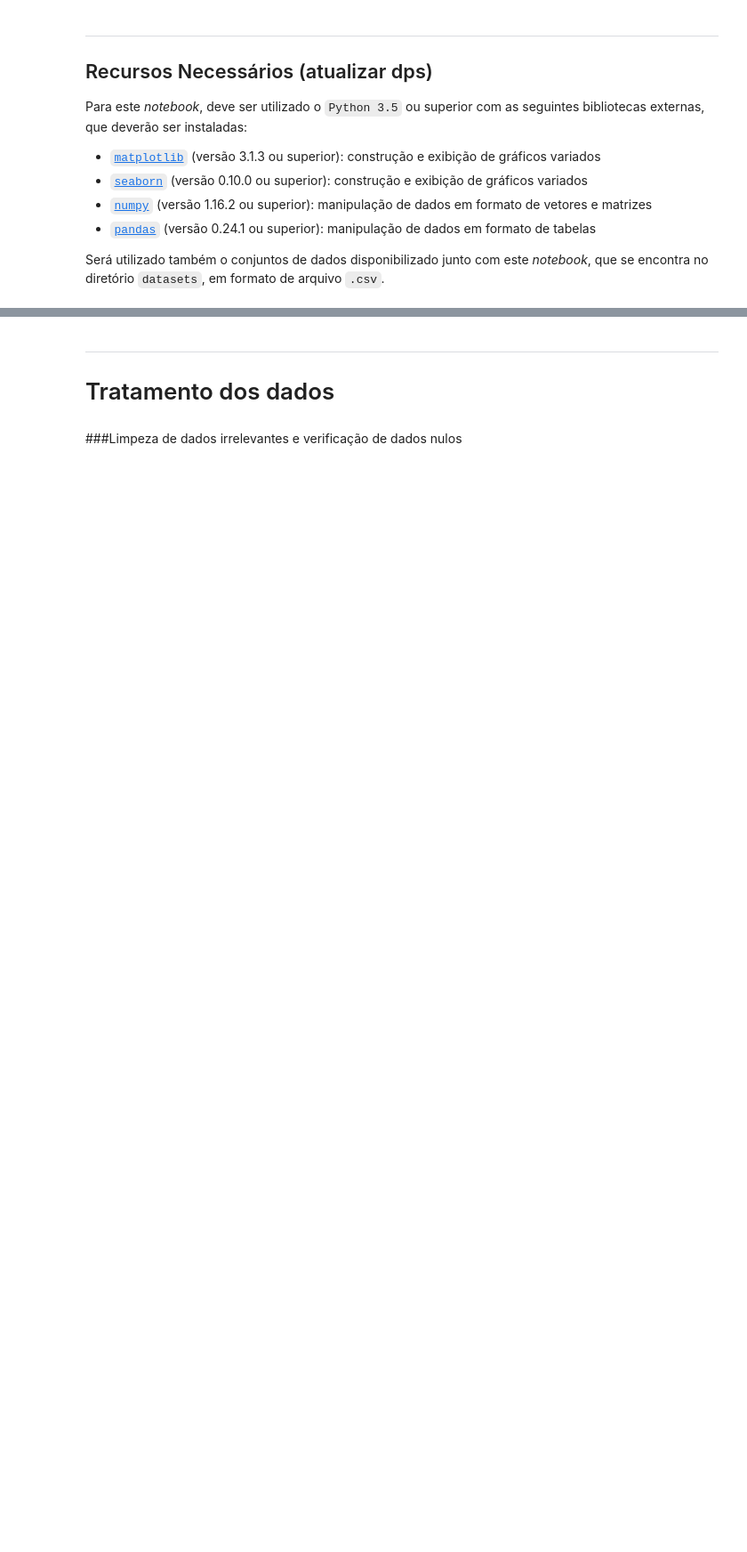
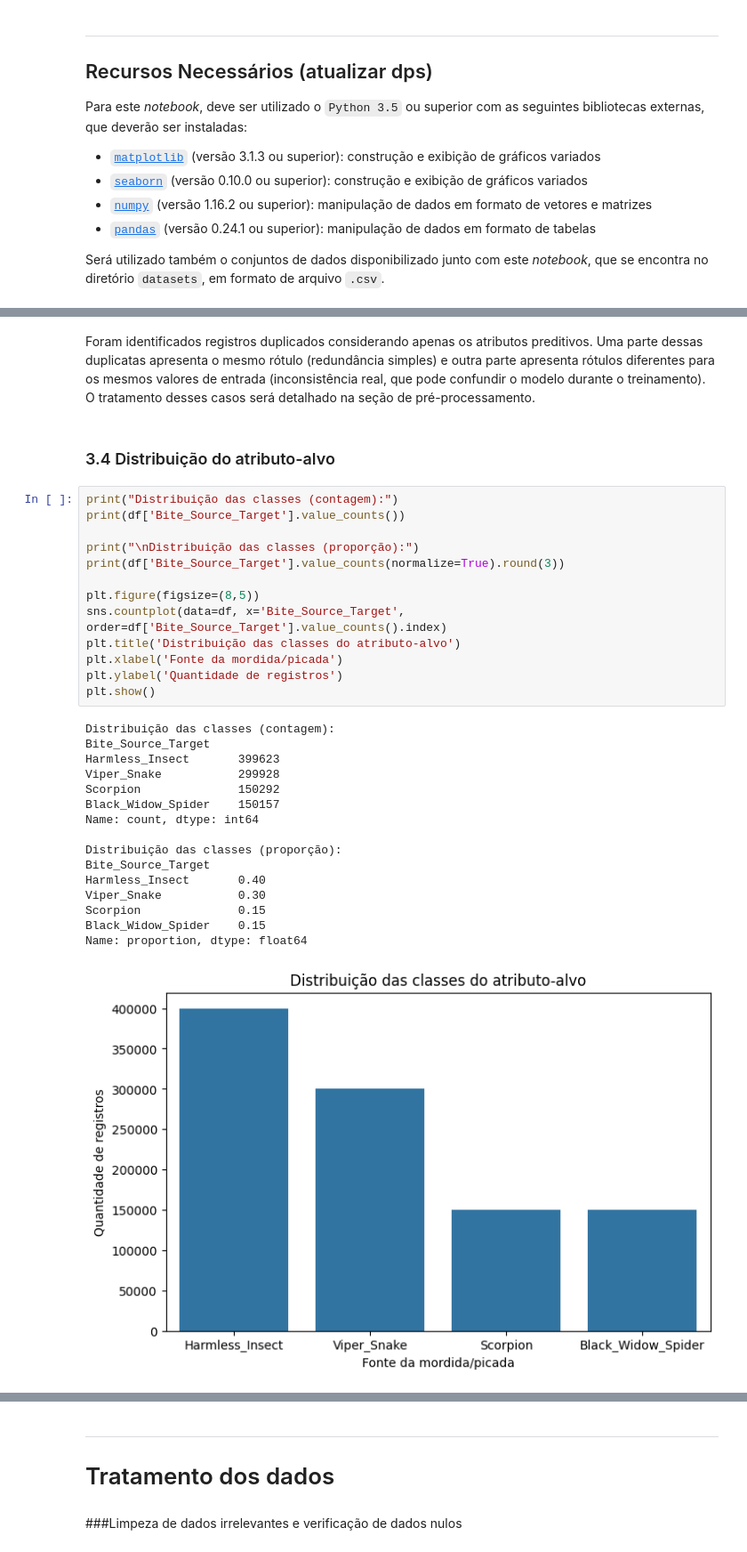
Before and after one commit to imnicolle/triage-venomous-bites, a Jupyter notebook: ProjetoFundamentosDeIA.ipynb, the cells around one changed output, grey strips where cells are left out. Shown at 89% size. Cells and saved outputs as stored; diff of their text form; blank space fills up the shorter version.

```diff
--- a/ProjetoFundamentosDeIA.ipynb
+++ b/ProjetoFundamentosDeIA.ipynb
@@ -99,0 +184,34 @@ Parquet encontrado, dataset carregado de: dataset/silent_sting_triage_data.parqu
+# %% [markdown]
+Foram identificados registros duplicados considerando apenas os atributos preditivos. Uma parte dessas duplicatas apresenta o mesmo rótulo (redundância simples) e outra parte apresenta rótulos diferentes para os mesmos valores de entrada (inconsistência real, que pode confundir o modelo durante o treinamento). O tratamento desses casos será detalhado na seção de pré-processamento.
+# %% [markdown]
+### 3.4 Distribuição do atributo-alvo
+# %%
+print("Distribuição das classes (contagem):")
+print(df['Bite_Source_Target'].value_counts())
+
+print("\nDistribuição das classes (proporção):")
+print(df['Bite_Source_Target'].value_counts(normalize=True).round(3))
+
+plt.figure(figsize=(8,5))
+sns.countplot(data=df, x='Bite_Source_Target', order=df['Bite_Source_Target'].value_counts().index)
+plt.title('Distribuição das classes do atributo-alvo')
+plt.xlabel('Fonte da mordida/picada')
+plt.ylabel('Quantidade de registros')
+plt.show()
+# %% [output]
+Distribuição das classes (contagem):
+Bite_Source_Target
+Harmless_Insect       399623
+Viper_Snake           299928
+Scorpion              150292
+Black_Widow_Spider    150157
+Name: count, dtype: int64
+
+Distribuição das classes (proporção):
+Bite_Source_Target
+Harmless_Insect       0.40
+Viper_Snake           0.30
+Scorpion              0.15
+Black_Widow_Spider    0.15
+Name: proportion, dtype: float64
+[figure, added]
```
Also changed, not shown: parts of 31 cells of this notebook.
